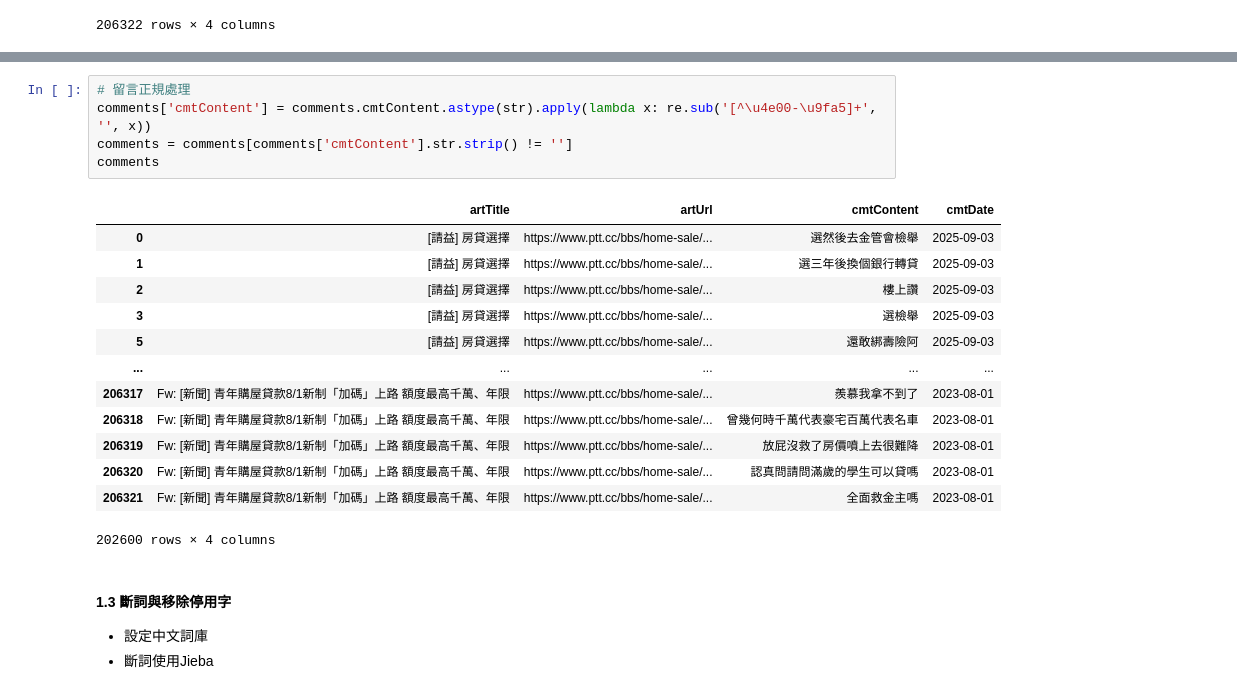
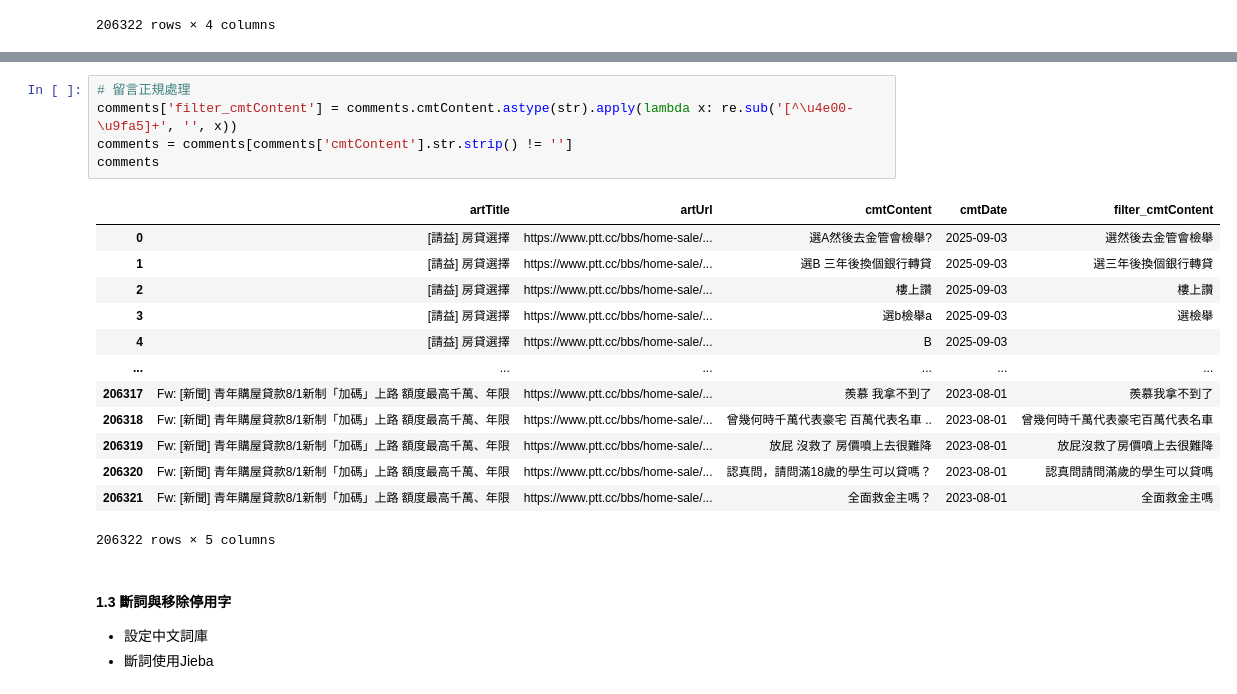
Before and after one commit to hsuan1120/Loan, a Jupyter notebook: loans.ipynb, the cells around one changed output, grey strips where cells are left out. Drawn from its saved outputs; the diff is of its cells as text.

```diff
--- a/loans.ipynb
+++ b/loans.ipynb
@@ -150,22 +150,22 @@ article
 # %%
 # 留言正規處理
-comments['cmtContent'] = comments.cmtContent.astype(str).apply(lambda x: re.sub('[^\u4e00-\u9fa5]+', '', x))
+comments['filter_cmtContent'] = comments.cmtContent.astype(str).apply(lambda x: re.sub('[^\u4e00-\u9fa5]+', '', x))
 comments = comments[comments['cmtContent'].str.strip() != '']
 comments
 # %% [output]
-|  | artTitle | artUrl | cmtContent | cmtDate |
-| 0 | [請益] 房貸選擇 | https://www.ptt.cc/bbs/home-sale/... | 選然後去金管會檢舉 | 2025-09-03 |
-| 1 | [請益] 房貸選擇 | https://www.ptt.cc/bbs/home-sale/... | 選三年後換個銀行轉貸 | 2025-09-03 |
-| 2 | [請益] 房貸選擇 | https://www.ptt.cc/bbs/home-sale/... | 樓上讚 | 2025-09-03 |
-| 3 | [請益] 房貸選擇 | https://www.ptt.cc/bbs/home-sale/... | 選檢舉 | 2025-09-03 |
-| 5 | [請益] 房貸選擇 | https://www.ptt.cc/bbs/home-sale/... | 還敢綁壽險阿 | 2025-09-03 |
-| ... | ... | ... | ... | ... |
-| 206317 | Fw: [新聞] 青年購屋貸款8/1新制「加碼」上路 額度最高千萬、年限 | https://www.ptt.cc/bbs/home-sale/... | 羨慕我拿不到了 | 2023-08-01 |
-| 206318 | Fw: [新聞] 青年購屋貸款8/1新制「加碼」上路 額度最高千萬、年限 | https://www.ptt.cc/bbs/home-sale/... | 曾幾何時千萬代表豪宅百萬代表名車 | 2023-08-01 |
-| 206319 | Fw: [新聞] 青年購屋貸款8/1新制「加碼」上路 額度最高千萬、年限 | https://www.ptt.cc/bbs/home-sale/... | 放屁沒救了房價噴上去很難降 | 2023-08-01 |
-| 206320 | Fw: [新聞] 青年購屋貸款8/1新制「加碼」上路 額度最高千萬、年限 | https://www.ptt.cc/bbs/home-sale/... | 認真問請問滿歲的學生可以貸嗎 | 2023-08-01 |
-| 206321 | Fw: [新聞] 青年購屋貸款8/1新制「加碼」上路 額度最高千萬、年限 | https://www.ptt.cc/bbs/home-sale/... | 全面救金主嗎 | 2023-08-01 |
+|  | artTitle | artUrl | cmtContent | cmtDate | filter_cmtContent |
+| 0 | [請益] 房貸選擇 | https://www.ptt.cc/bbs/home-sale/... | 選A然後去金管會檢舉? | 2025-09-03 | 選然後去金管會檢舉 |
+| 1 | [請益] 房貸選擇 | https://www.ptt.cc/bbs/home-sale/... | 選B 三年後換個銀行轉貸 | 2025-09-03 | 選三年後換個銀行轉貸 |
+| 2 | [請益] 房貸選擇 | https://www.ptt.cc/bbs/home-sale/... | 樓上讚 | 2025-09-03 | 樓上讚 |
+| 3 | [請益] 房貸選擇 | https://www.ptt.cc/bbs/home-sale/... | 選b檢舉a | 2025-09-03 | 選檢舉 |
+| 4 | [請益] 房貸選擇 | https://www.ptt.cc/bbs/home-sale/... | B | 2025-09-03 |  |
+| ... | ... | ... | ... | ... | ... |
+| 206317 | Fw: [新聞] 青年購屋貸款8/1新制「加碼」上路 額度最高千萬、年限 | https://www.ptt.cc/bbs/home-sale/... | 羨慕 我拿不到了 | 2023-08-01 | 羨慕我拿不到了 |
+| 206318 | Fw: [新聞] 青年購屋貸款8/1新制「加碼」上路 額度最高千萬、年限 | https://www.ptt.cc/bbs/home-sale/... | 曾幾何時千萬代表豪宅 百萬代表名車 .. | 2023-08-01 | 曾幾何時千萬代表豪宅百萬代表名車 |
+| 206319 | Fw: [新聞] 青年購屋貸款8/1新制「加碼」上路 額度最高千萬、年限 | https://www.ptt.cc/bbs/home-sale/... | 放屁 沒救了 房價噴上去很難降 | 2023-08-01 | 放屁沒救了房價噴上去很難降 |
+| 206320 | Fw: [新聞] 青年購屋貸款8/1新制「加碼」上路 額度最高千萬、年限 | https://www.ptt.cc/bbs/home-sale/... | 認真問，請問滿18歲的學生可以貸嗎？ | 2023-08-01 | 認真問請問滿歲的學生可以貸嗎 |
+| 206321 | Fw: [新聞] 青年購屋貸款8/1新制「加碼」上路 額度最高千萬、年限 | https://www.ptt.cc/bbs/home-sale/... | 全面救金主嗎？ | 2023-08-01 | 全面救金主嗎 |
-202600 rows × 4 columns
+206322 rows × 5 columns
 # %% [markdown]
 #### 1.3 斷詞與移除停用字
 - 設定中文詞庫
```
Also changed, not shown: parts of 33 cells of this notebook.
